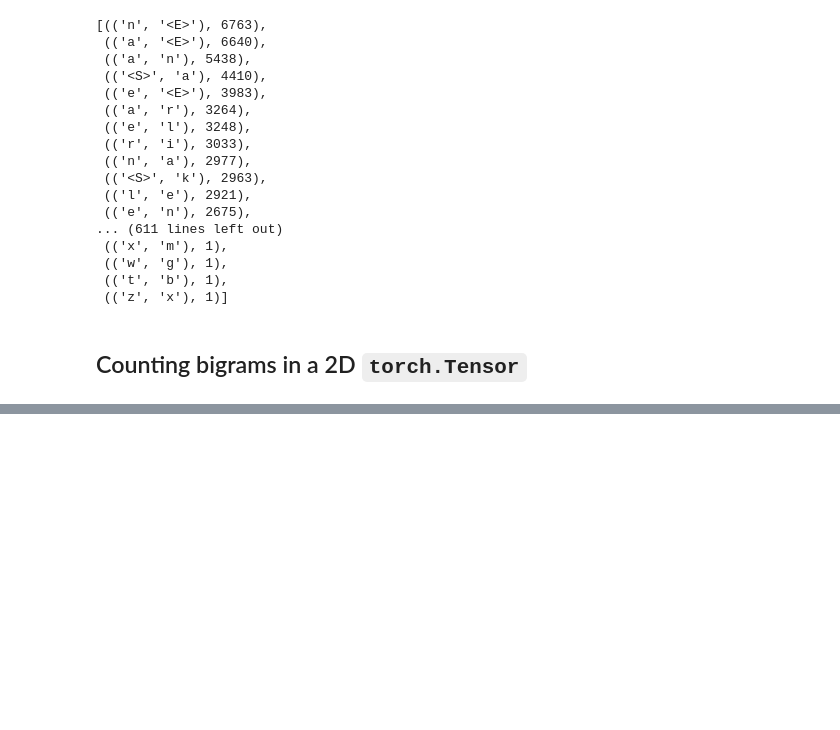
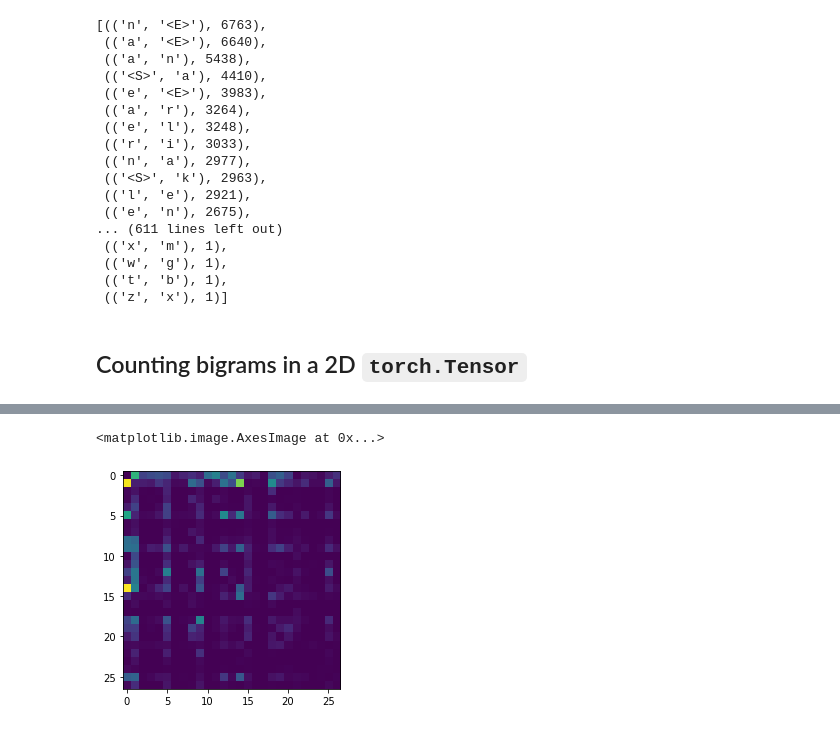
Before and after one commit to AndreasMing/Learning, a Jupyter notebook: NeuralnetsWithMakemore.ipynb, the cells around one changed output, grey strips where cells are left out. Cells and saved outputs as stored; diff of their text form; code cells hidden in the pictures; blank space fills up the shorter version.

Commit message:
Added counting bigrams in 2D Tensors

```diff
--- a/NeuralnetsWithMakemore.ipynb
+++ b/NeuralnetsWithMakemore.ipynb
@@ -82,0 +83,23 @@ ModuleNotFoundError: No module named 'torch'
+# %%
+N = torch.zeros((27, 27), dtype = torch.int32)   # Initialize a array for a 2D Data analysis (26 char + 1 special char)
+# %%
+# character lookup table
+chars = sorted(list(set(''.join(words))))
+stoi = {s:i+1 for i,s in enumerate(chars)}
+stoi['.'] = 0
+# %%
+# crate statistics in 2D Tensor
+for w in words[:]:
+    chs = ['.'] + list(w) + ['.']
+    for ch1, ch2 in zip(chs, chs[1:]):
+        ix1 = stoi[ch1]
+        ix2 = stoi[ch2]
+        N[ix1, ix2] += 1
+# %%
+# simple visualisation
+import matplotlib.pyplot as plt
+%matplotlib inline
+plt.imshow(N)
+# %% [output]
+<matplotlib.image.AxesImage at 0x...>
+[figure, added]
```
Also changed, not shown: parts of 3 cells of this notebook.
